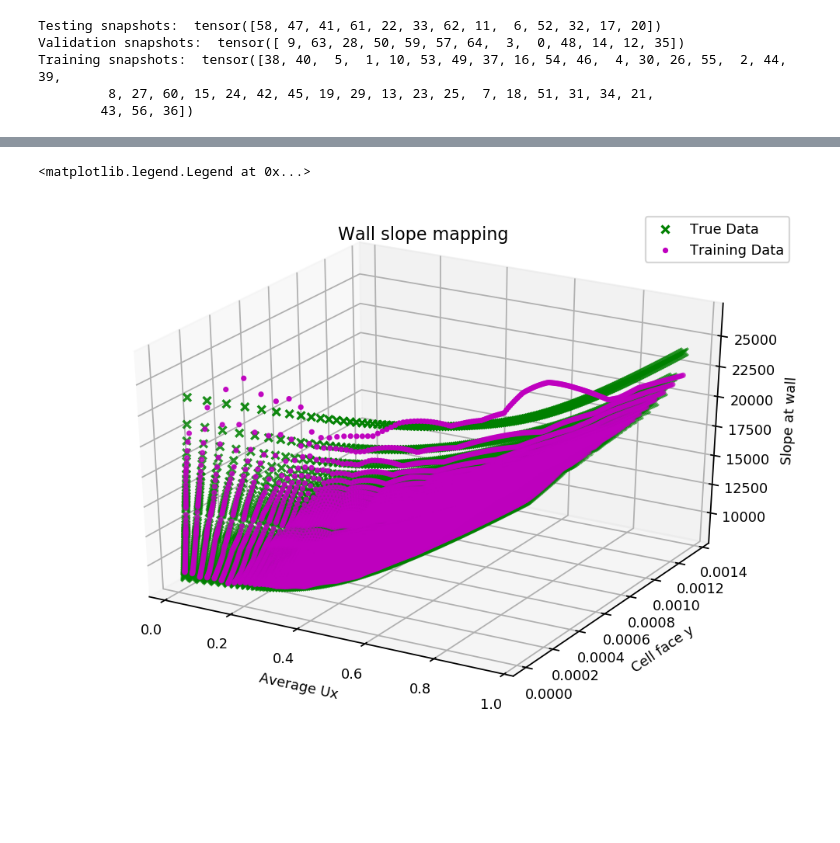
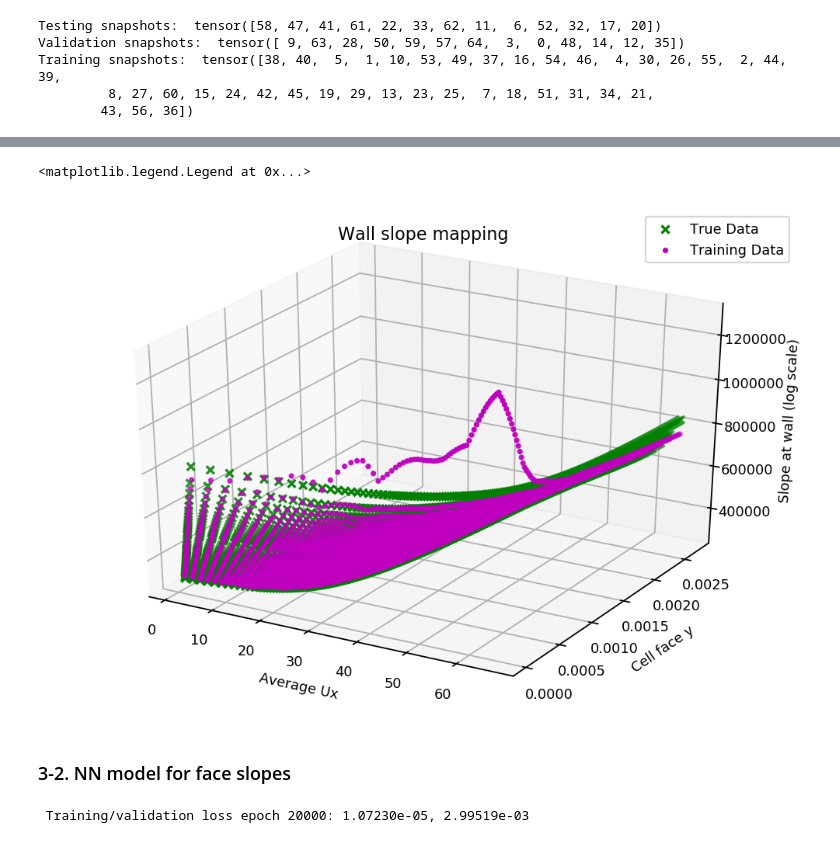
Before and after one commit to JihooKang-KOR/Data_driven_wall_modeling, a Jupyter notebook: notebooks/BestMapping_1DChannel.ipynb, the cells around one changed output, grey strips where cells are left out. Saved outputs shown, nothing was run; the diff lists cells and outputs as text; code cells hidden in the pictures; blank space fills up the shorter version.

```diff
--- a/notebooks/BestMapping_1DChannel.ipynb
+++ b/notebooks/BestMapping_1DChannel.ipynb
@@ -138,10 +138,3 @@ for i in range(num_step):
 [figure]
 # %% [markdown]
 ## 3. Machine learning
-# %%
-# Non-dimensionalize all the data
-y_face = y_face/D
-avgU = avgU/Uinput
-dUdy_wall = dUdy_wall*D/Uinput
-dUdy_face = dUdy_face*D/Uinput
-Ux_face = Ux_face/Uinput
@@ -448,13 +433,12 @@ plt.savefig(f"{output}/train_val_loss_best.svg", bbox_inches="tight")
 # %%
 # Calculate L_inf again
-best_model = MappingNN(**model_params)
-best_model = best_model.double()
-best_model.load_state_dict(pt.load(f"{save_model_best}best_model_train.pt"))
-prediction = best_model(test_data_norm[:, 3:]).squeeze()
-l2 = (prediction - test_data_norm[:, 0:3]).square().mean()
+best_model_wall = FeatureScalerModel(train_wall[:, 0:2].min(dim=0).values, train_wall[:, 0:2].max(dim=0).values, **model_params).double()
+best_model_wall.load_state_dict(pt.load(f"{save_model_best}best_model_train.pt"))
+prediction = best_model_wall(test_wall[:, 0:2]).squeeze()
+l2 = (prediction - test_wall[:, 2]).square().mean()
 # We normalize the maximum error with the range of the scaled dUdy and Ux_face,
 # which is 1 - 0 = 1
-lmax = (prediction - test_data_norm[:, 0:3]).absolute().max()
+lmax = (prediction - test_wall[:, 2]).absolute().max()
 print("MSE test loss: {:1.4e}".format(l2))
 print("Lmax test loss: {:1.4e}".format(lmax))
 # %% [output]
@@ -463,34 +447,45 @@ Lmax test loss: 5.1614e-02
 # %%
-# Comparison between the original and trained data
-full_data = reshape_data(dUdy_wall, dUdy_face, Ux_face, y_face, avgU)
-full_data_norm = scaler.scale(full_data)
+# Actual prediction of wall slopes
+full_data = pt.cat((reshape_features(y_face, avgU), reshape_labels(dUdy_wall, dUdy_face, Ux_face)), axis=1).double()
 
-# Save the tracing model for OpenFOAM
-traced_script_module = pt.jit.trace(best_model, full_data_norm[:, 3:])
-traced_script_module.save(f"{save_model_best}best_traced_model.pt")
+full_pred = best_model_wall(full_data[:, 0:2])
+full_pred = scaler.rescale(full_pred)[:, 0]
 
-full_pred = best_model(full_data_norm[:, 3:]).squeeze()
-# Re-use full dataset for rescaling; it would be better to have separate scalers for features and labels
-full_data_norm[:, 0:3] = full_pred
-prediction = scaler.rescale(full_data_norm).detach()
-
-# Additional rescale from log to the original for slopes
-prediction[:, 0:2] = log_scaler.rescale(prediction[:, 0:2])
+prediction = pt.expm1(full_pred.detach())
 # %%
 # Plot true label and trained model for wall slope
 fig_map_best = plt.figure()
 ax_map_best = Axes3D(fig_map_best)
 
 ax_map_best.set_title('Wall slope mapping', fontsize=10)
 ax_map_best.set_xlabel('Average Ux', fontsize=8)
 ax_map_best.set_ylabel('Cell face y', fontsize=8)
-ax_map_best.set_zlabel('Slope at wall', fontsize=8)
+ax_map_best.set_zlabel('Slope at wall (log scale)', fontsize=8)
 ax_map_best.xaxis.set_tick_params(labelsize=8)
 ax_map_best.yaxis.set_tick_params(labelsize=8)
 ax_map_best.zaxis.set_tick_params(labelsize=8)
-ax_map_best.scatter(full_data[:, 4], full_data[:, 3], full_data[:, 0], color = "g", marker = "x", label = "True Data")
-ax_map_best.scatter(full_data[:, 4], full_data[:, 3], prediction[:, 0], color = 'm', marker = ".", label = "Training Data")
+ax_map_best.scatter(full_data[:, 1], full_data[:, 0], full_data[:, 2], color = "g", marker = "x", label = "True Data")
+ax_map_best.scatter(full_data[:, 1], full_data[:, 0], prediction, color = 'm', marker = ".", label = "Training Data")
 ax_map_best.legend(fontsize = 8)
 # %% [output]
 <matplotlib.legend.Legend at 0x...>
-[figure, old version]
+[figure, new version]
+# %% [markdown]
+### 3-2. NN model for face slopes
+# %%
+# NN for face slope mapping
+save_model_best = f"{output}/bestface/"
+!mkdir -p $save_model_best
+model_params = {
+    "n_inputs": 2,
+    "n_outputs": 1,
+    "n_layers": 5,
+    "n_neurons": 50,
+    "activation": pt.nn.ReLU()
+}
+model_face = FeatureScalerModel(train_face[:, 0:2].min(dim=0).values, train_face[:, 0:2].max(dim=0).values, **model_params).double()
+train_loss_face, val_loss_face = optimize_model(model_face, train_face[:, 0:2], train_face[:, 2],
+                                      val_face[:, 0:2], val_face[:, 2], lr = 0.001,
+                                      epochs = 20000, save_best=save_model_best)
+# %% [output]
+ Training/validation loss epoch 20000: 1.07230e-05, 2.99519e-03
```
Also changed, not shown: parts of 33 cells of this notebook.
